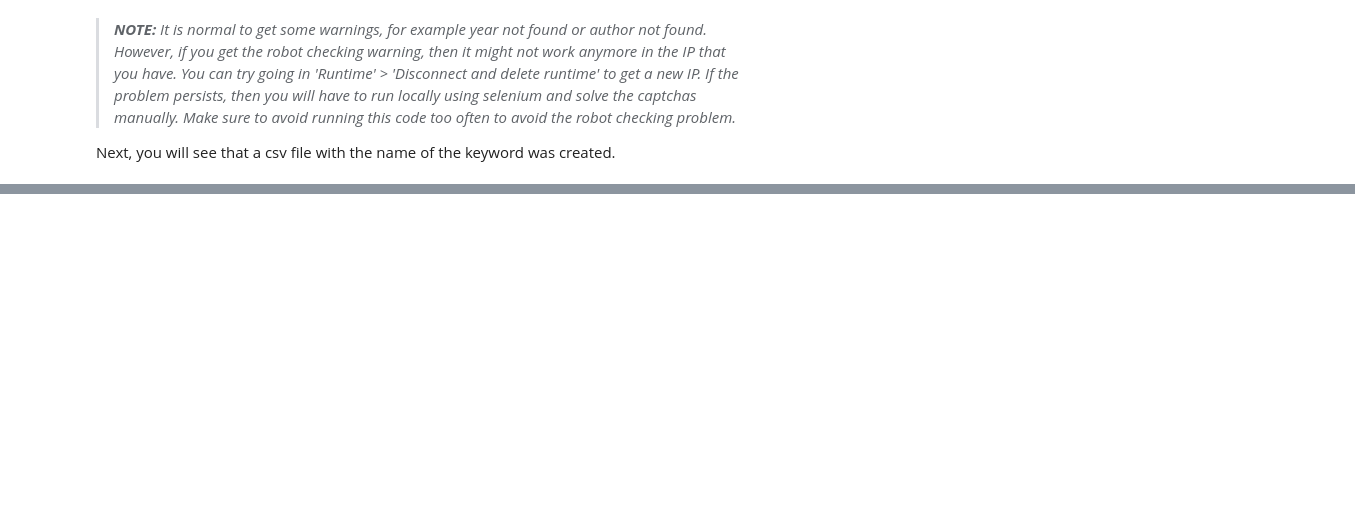
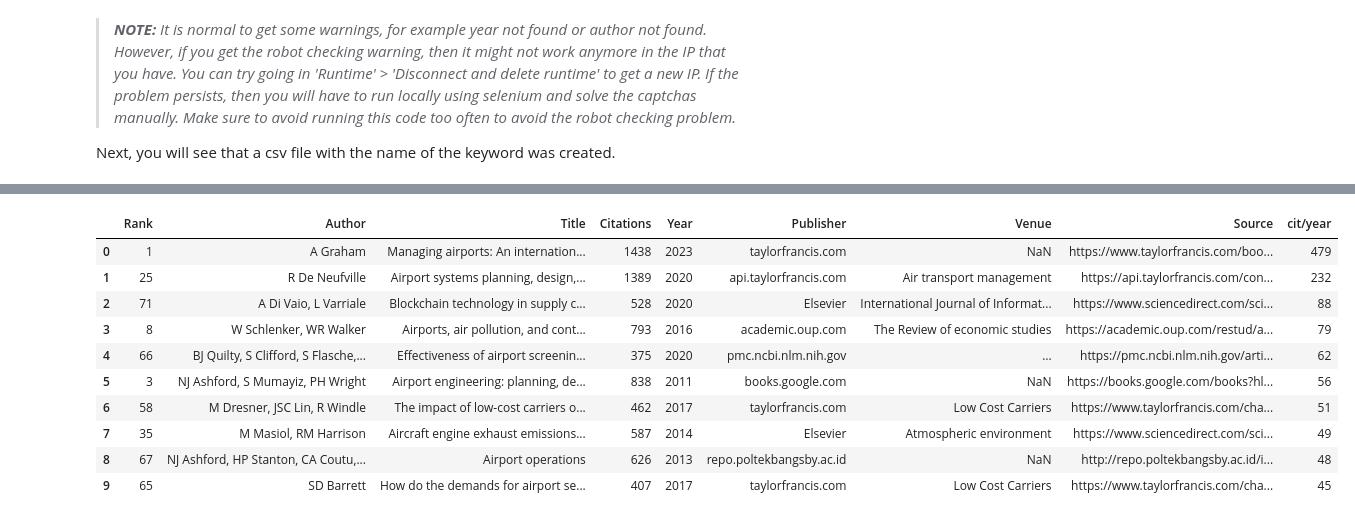
Before and after one commit to simonfidel/sort-google-scholar, a Jupyter notebook: jupyter/sortgs.ipynb, the cells around one changed output, grey strips where cells are left out. Cells and saved outputs as stored; diff of their text form; code cells hidden in the pictures; blank space fills up the shorter version.

```diff
--- a/jupyter/sortgs.ipynb
+++ b/jupyter/sortgs.ipynb
@@ -108,3 +327,17 @@ df.head(20)
+# %%
+df.head(10)
+# %% [output]
+|  | Rank | Author | Title | Citations | Year | Publisher | Venue | Source | cit/year |
+| 0 | 1 | A Graham | Managing airports: An internation... | 1438 | 2023 | taylorfrancis.com | NaN | https://www.taylorfrancis.com/boo... | 479 |
+| 1 | 25 | R De Neufville | Airport systems planning, design,... | 1389 | 2020 | api.taylorfrancis.com | Air transport management | https://api.taylorfrancis.com/con... | 232 |
+| 2 | 71 | A Di Vaio, L Varriale | Blockchain technology in supply c... | 528 | 2020 | Elsevier | International Journal of Informat... | https://www.sciencedirect.com/sci... | 88 |
+| 3 | 8 | W Schlenker, WR Walker | Airports, air pollution, and cont... | 793 | 2016 | academic.oup.com | The Review of economic studies | https://academic.oup.com/restud/a... | 79 |
+| 4 | 66 | BJ Quilty, S Clifford, S Flasche,... | Effectiveness of airport screenin... | 375 | 2020 | pmc.ncbi.nlm.nih.gov | … | https://pmc.ncbi.nlm.nih.gov/arti... | 62 |
+| 5 | 3 | NJ Ashford, S Mumayiz, PH Wright | Airport engineering: planning, de... | 838 | 2011 | books.google.com | NaN | https://books.google.com/books?hl... | 56 |
+| 6 | 58 | M Dresner, JSC Lin, R Windle | The impact of low-cost carriers o... | 462 | 2017 | taylorfrancis.com | Low Cost Carriers | https://www.taylorfrancis.com/cha... | 51 |
+| 7 | 35 | M Masiol, RM Harrison | Aircraft engine exhaust emissions... | 587 | 2014 | Elsevier | Atmospheric environment | https://www.sciencedirect.com/sci... | 49 |
+| 8 | 67 | NJ Ashford, HP Stanton, CA Coutu,... | Airport operations | 626 | 2013 | repo.poltekbangsby.ac.id | NaN | http://repo.poltekbangsby.ac.id/i... | 48 |
+| 9 | 65 | SD Barrett | How do the demands for airport se... | 407 | 2017 | taylorfrancis.com | Low Cost Carriers | https://www.taylorfrancis.com/cha... | 45 |
 # %%
 # @title Rank vs Citations
 view = df.reset_index().copy()
```
Also changed, not shown: parts of 8 cells of this notebook, 1 other file.
